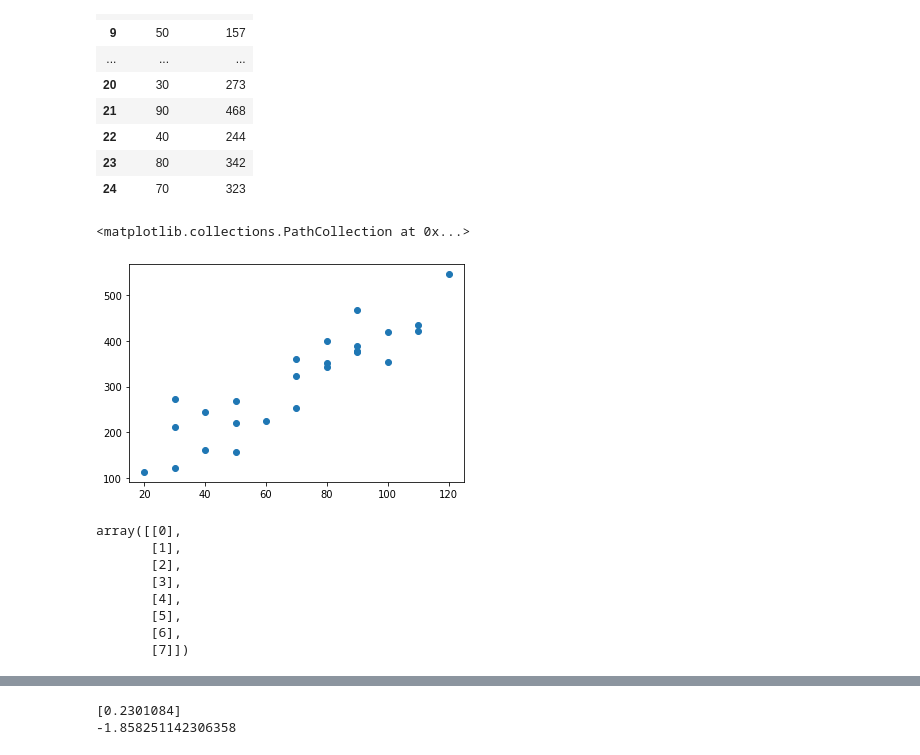
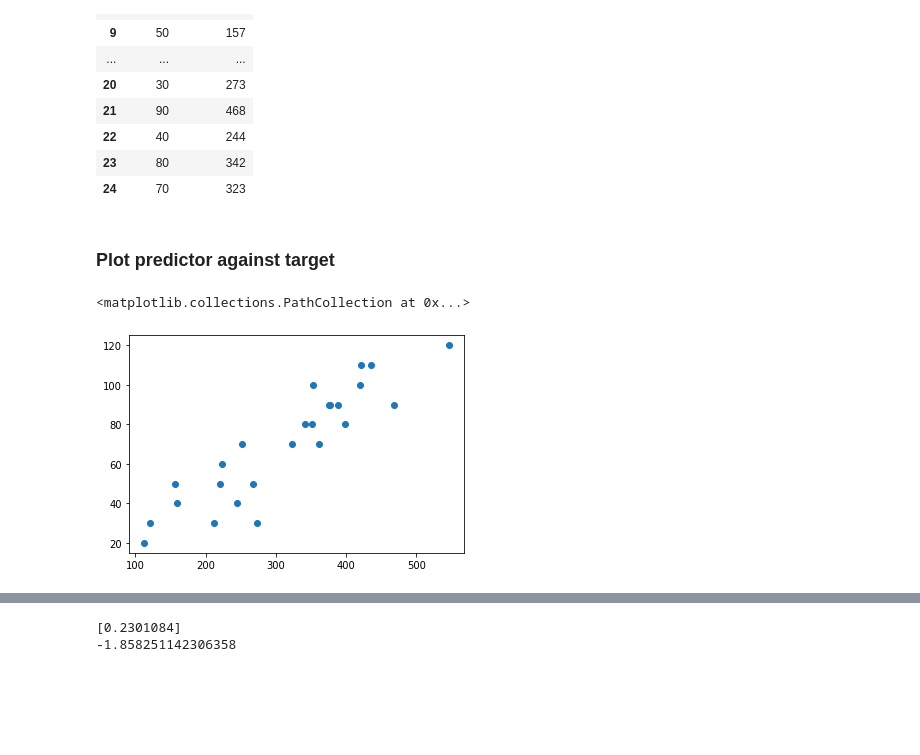
Before and after one commit to USF-CS-663-Spring-2020/lab-05-regression-DorisLiu217, a Jupyter notebook: Lab5.ipynb, the cells around one changed output, grey strips where cells are left out. Drawn from its saved outputs; the diff is of its cells as text; code cells hidden in the pictures; blank space fills up the shorter version.

```diff
--- a/Lab5.ipynb
+++ b/Lab5.ipynb
@@ -22,25 +22,13 @@ df
 | 22 | 40 | 244 |
 | 23 | 80 | 342 |
 | 24 | 70 | 323 |
+# %% [markdown]
+### Plot predictor against target
 # %%
 import matplotlib.pyplot as plt
 %matplotlib inline
 
-plt.scatter(df.iloc[:,0], df.iloc[:,1], alpha=1)
+plt.scatter(df.iloc[:,1], df.iloc[:,0], alpha=1)
 # %% [output]
 <matplotlib.collections.PathCollection at 0x...>
-[figure, old version]
+[figure, new version]
-# %%
-import numpy as np
-array = np.arange(8)
-array = array.reshape(-1,1)
-array
-# %% [output]
-array([[0],
-       [1],
-       [2],
-       [3],
-       [4],
-       [5],
-       [6],
-       [7]])
```
Also changed, not shown: parts of 17 cells of this notebook.
